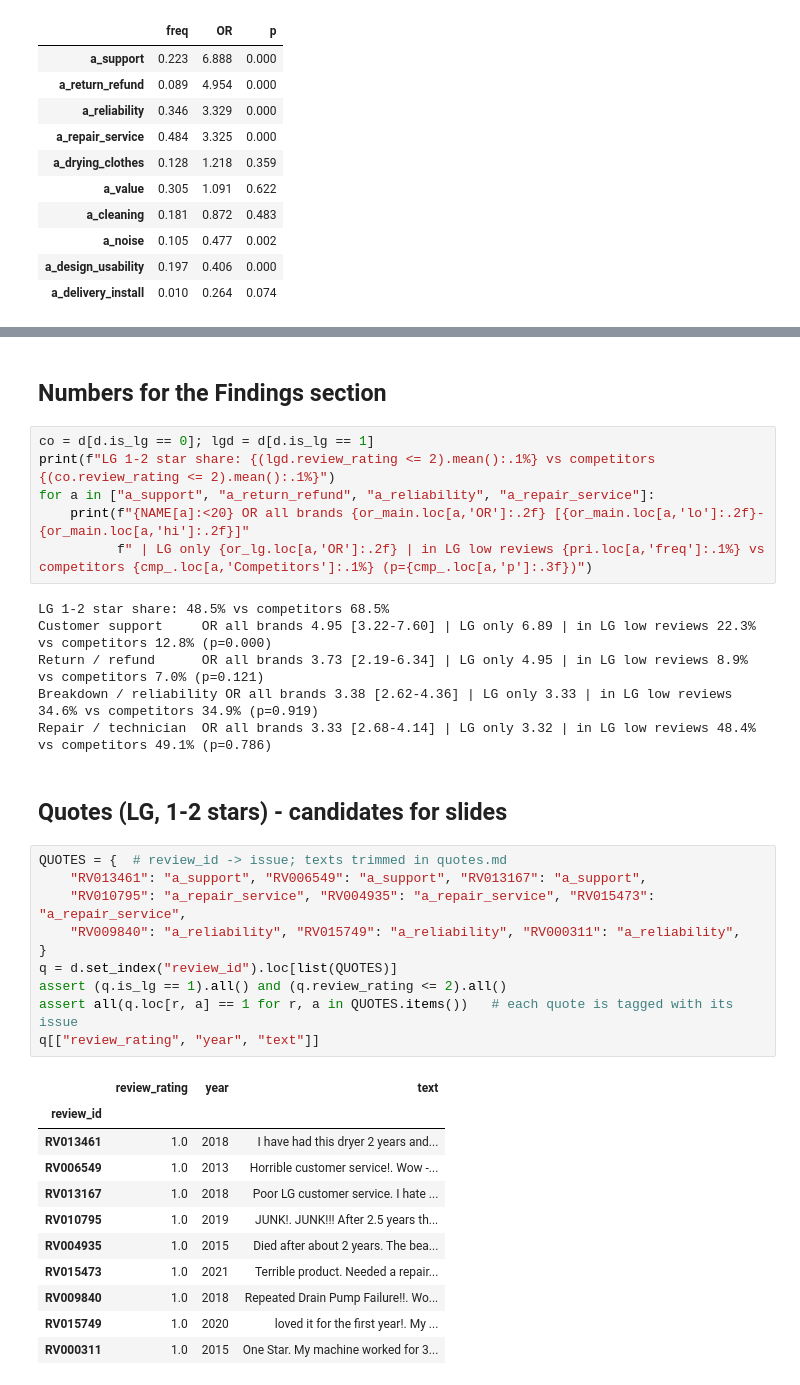
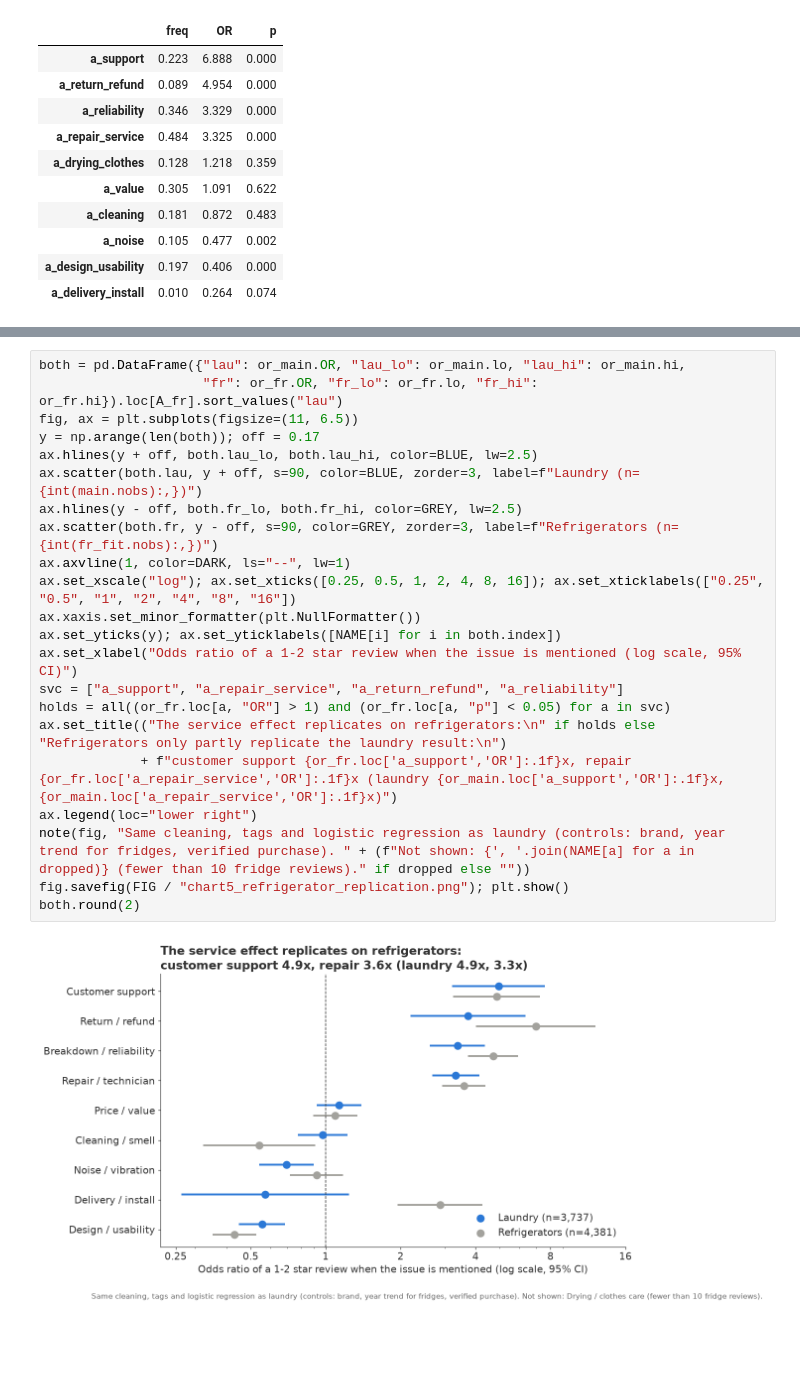
Before and after one commit to mfmatozza/marketing-project, a Jupyter notebook: findings/04_findings_charts.ipynb, the cells around one changed output, grey strips where cells are left out. Saved outputs shown, nothing was run; the diff lists cells and outputs as text; blank space fills up the shorter version.

Commit message:
Add refrigerator replication and support x LG interaction (notebook 04)

```diff
--- a/findings/04_findings_charts.ipynb
+++ b/findings/04_findings_charts.ipynb
@@ -249,38 +268,24 @@ or_refrigerator.csv not found: waiting for Modelling (Angelo).
-# %% [markdown]
-## Numbers for the Findings section
-# %%
-co = d[d.is_lg == 0]; lgd = d[d.is_lg == 1]
-print(f"LG 1-2 star share: {(lgd.review_rating <= 2).mean():.1%} vs competitors {(co.review_rating <= 2).mean():.1%}")
-for a in ["a_support", "a_return_refund", "a_reliability", "a_repair_service"]:
-    print(f"{NAME[a]:<20} OR all brands {or_main.loc[a,'OR']:.2f} [{or_main.loc[a,'lo']:.2f}-{or_main.loc[a,'hi']:.2f}]"
-          f" | LG only {or_lg.loc[a,'OR']:.2f} | in LG low reviews {pri.loc[a,'freq']:.1%} vs competitors {cmp_.loc[a,'Competitors']:.1%} (p={cmp_.loc[a,'p']:.3f})")
-# %% [output]
-LG 1-2 star share: 48.5% vs competitors 68.5%
-Customer support     OR all brands 4.95 [3.22-7.60] | LG only 6.89 | in LG low reviews 22.3% vs competitors 12.8% (p=0.000)
-Return / refund      OR all brands 3.73 [2.19-6.34] | LG only 4.95 | in LG low reviews 8.9% vs competitors 7.0% (p=0.121)
-Breakdown / reliability OR all brands 3.38 [2.62-4.36] | LG only 3.33 | in LG low reviews 34.6% vs competitors 34.9% (p=0.919)
-Repair / technician  OR all brands 3.33 [2.68-4.14] | LG only 3.32 | in LG low reviews 48.4% vs competitors 49.1% (p=0.786)
-# %% [markdown]
-## Quotes (LG, 1-2 stars) - candidates for slides
-# %%
-QUOTES = {  # review_id -> issue; texts trimmed in quotes.md
-    "RV013461": "a_support", "RV006549": "a_support", "RV013167": "a_support",
-    "RV010795": "a_repair_service", "RV004935": "a_repair_service", "RV015473": "a_repair_service",
-    "RV009840": "a_reliability", "RV015749": "a_reliability", "RV000311": "a_reliability",
-}
-q = d.set_index("review_id").loc[list(QUOTES)]
-assert (q.is_lg == 1).all() and (q.review_rating <= 2).all()
-assert all(q.loc[r, a] == 1 for r, a in QUOTES.items())   # each quote is tagged with its issue
-q[["review_rating", "year", "text"]]
-# %% [output]
-|  | review_rating | year | text |
-| review_id |  |  |  |
-| RV013461 | 1.0 | 2018 | I have had this dryer 2 years and... |
-| RV006549 | 1.0 | 2013 | Horrible customer service!. Wow -... |
-| RV013167 | 1.0 | 2018 | Poor LG customer service. I hate ... |
-| RV010795 | 1.0 | 2019 | JUNK!. JUNK!!! After 2.5 years th... |
-| RV004935 | 1.0 | 2015 | Died after about 2 years. The bea... |
-| RV015473 | 1.0 | 2021 | Terrible product. Needed a repair... |
-| RV009840 | 1.0 | 2018 | Repeated Drain Pump Failure!!. Wo... |
-| RV015749 | 1.0 | 2020 | loved it for the first year!. My ... |
-| RV000311 | 1.0 | 2015 | One Star. My machine worked for 3... |
+# %%
+both = pd.DataFrame({"lau": or_main.OR, "lau_lo": or_main.lo, "lau_hi": or_main.hi,
+                     "fr": or_fr.OR, "fr_lo": or_fr.lo, "fr_hi": or_fr.hi}).loc[A_fr].sort_values("lau")
+fig, ax = plt.subplots(figsize=(11, 6.5))
+y = np.arange(len(both)); off = 0.17
+ax.hlines(y + off, both.lau_lo, both.lau_hi, color=BLUE, lw=2.5)
+ax.scatter(both.lau, y + off, s=90, color=BLUE, zorder=3, label=f"Laundry (n={int(main.nobs):,})")
+ax.hlines(y - off, both.fr_lo, both.fr_hi, color=GREY, lw=2.5)
+ax.scatter(both.fr, y - off, s=90, color=GREY, zorder=3, label=f"Refrigerators (n={int(fr_fit.nobs):,})")
+ax.axvline(1, color=DARK, ls="--", lw=1)
+ax.set_xscale("log"); ax.set_xticks([0.25, 0.5, 1, 2, 4, 8, 16]); ax.set_xticklabels(["0.25", "0.5", "1", "2", "4", "8", "16"])
+ax.xaxis.set_minor_formatter(plt.NullFormatter())
+ax.set_yticks(y); ax.set_yticklabels([NAME[i] for i in both.index])
+ax.set_xlabel("Odds ratio of a 1-2 star review when the issue is mentioned (log scale, 95% CI)")
+svc = ["a_support", "a_repair_service", "a_return_refund", "a_reliability"]
+holds = all((or_fr.loc[a, "OR"] > 1) and (or_fr.loc[a, "p"] < 0.05) for a in svc)
+ax.set_title(("The service effect replicates on refrigerators:\n" if holds else "Refrigerators only partly replicate the laundry result:\n")
+             + f"customer support {or_fr.loc['a_support','OR']:.1f}x, repair {or_fr.loc['a_repair_service','OR']:.1f}x (laundry {or_main.loc['a_support','OR']:.1f}x, {or_main.loc['a_repair_service','OR']:.1f}x)")
+ax.legend(loc="lower right")
+note(fig, "Same cleaning, tags and logistic regression as laundry (controls: brand, year trend for fridges, verified purchase). " + (f"Not shown: {', '.join(NAME[a] for a in dropped)} (fewer than 10 fridge reviews)." if dropped else ""))
+fig.savefig(FIG / "chart5_refrigerator_replication.png"); plt.show()
+both.round(2)
+# %% [output]
+[figure, added]
```
Also changed, not shown: parts of 9 cells of this notebook, 2 other files.
